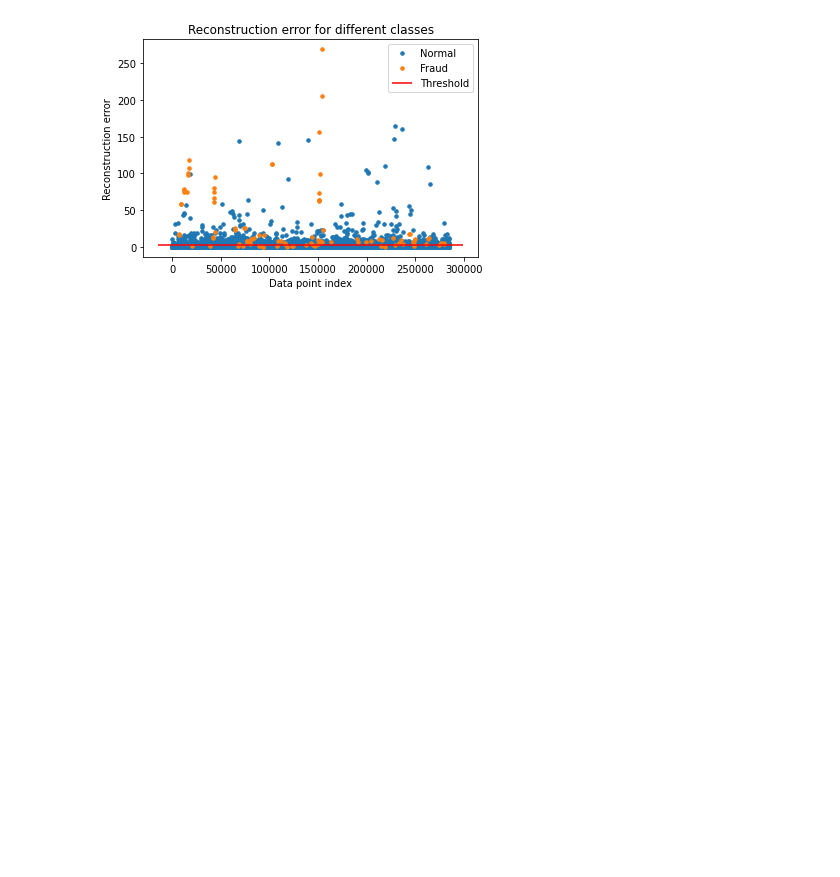
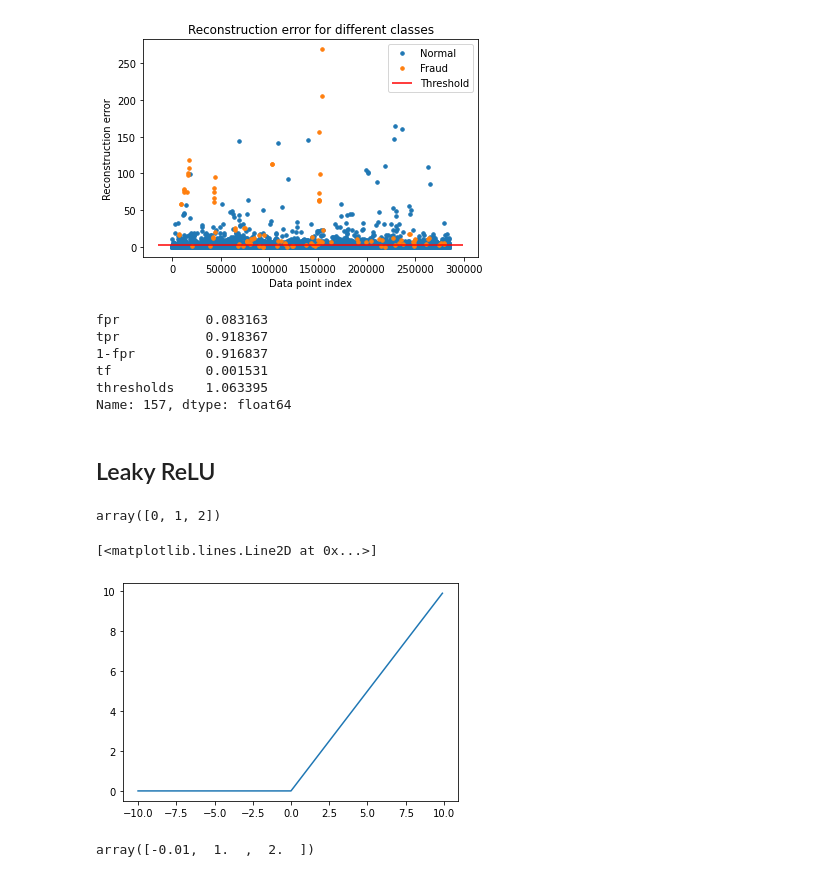
Before and after one commit to ywchiu/tibamedl, a Jupyter notebook: Demo20200822.ipynb, the cells around one changed output. Drawn from its saved outputs; the diff is of its cells as text; code cells hidden in the pictures; blank space fills up the shorter version.

```diff
--- a/Demo20200822.ipynb
+++ b/Demo20200822.ipynb
@@ -325,0 +334,31 @@ plt.show()
+# %%
+roc.loc[(roc.tf-0).abs().argsort()[0]]
+# %% [output]
+fpr           0.083163
+tpr           0.918367
+1-fpr         0.916837
+tf            0.001531
+thresholds    1.063395
+Name: 157, dtype: float64
+# %% [markdown]
+## Leaky ReLU
+# %%
+def relu_function(x):
+  return np.maximum(0,x)
+a = np.array([-1,1,2])
+relu_function(a)
+# %% [output]
+array([0, 1, 2])
+# %%
+x = np.arange(-10,10,0.1)
+plt.plot(x, relu_function(x))
+# %% [output]
+[<matplotlib.lines.Line2D at 0x...>]
+[figure, added]
+# %%
+def leaky_relu(z, alpha =0.01):
+  return np.maximum(z, alpha * z)
+
+leaky_relu(a)
+# %% [output]
+array([-0.01,  1.  ,  2.  ])
```
Also changed, not shown: parts of 24 cells of this notebook.
